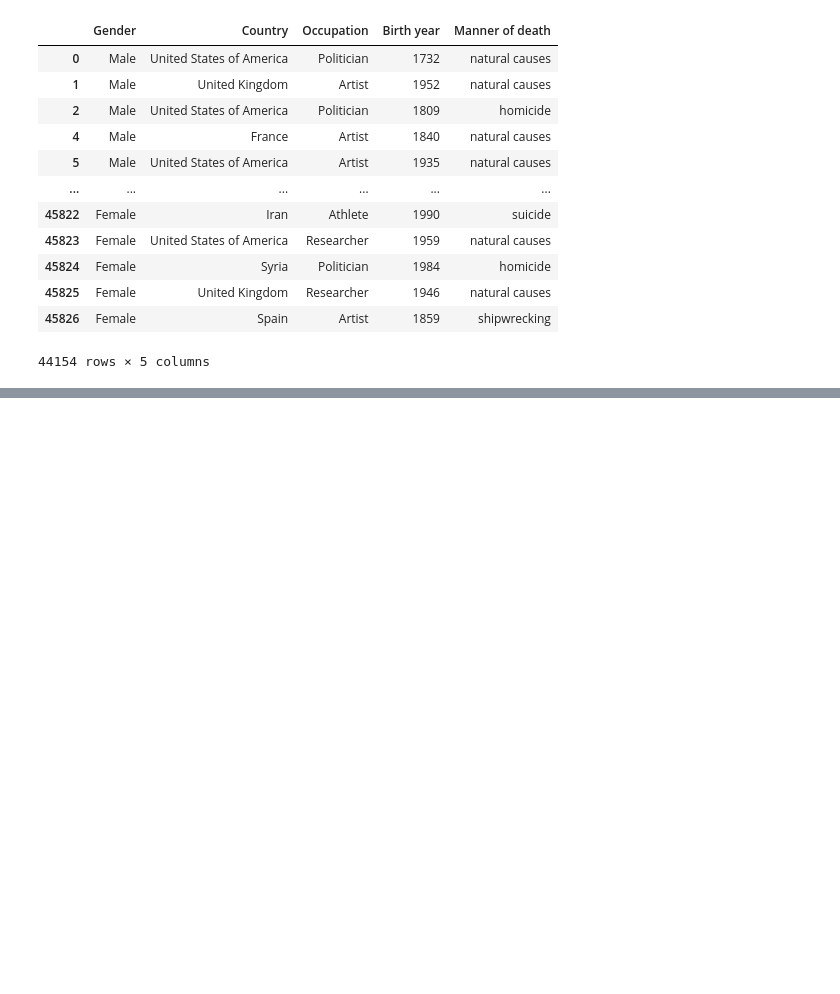
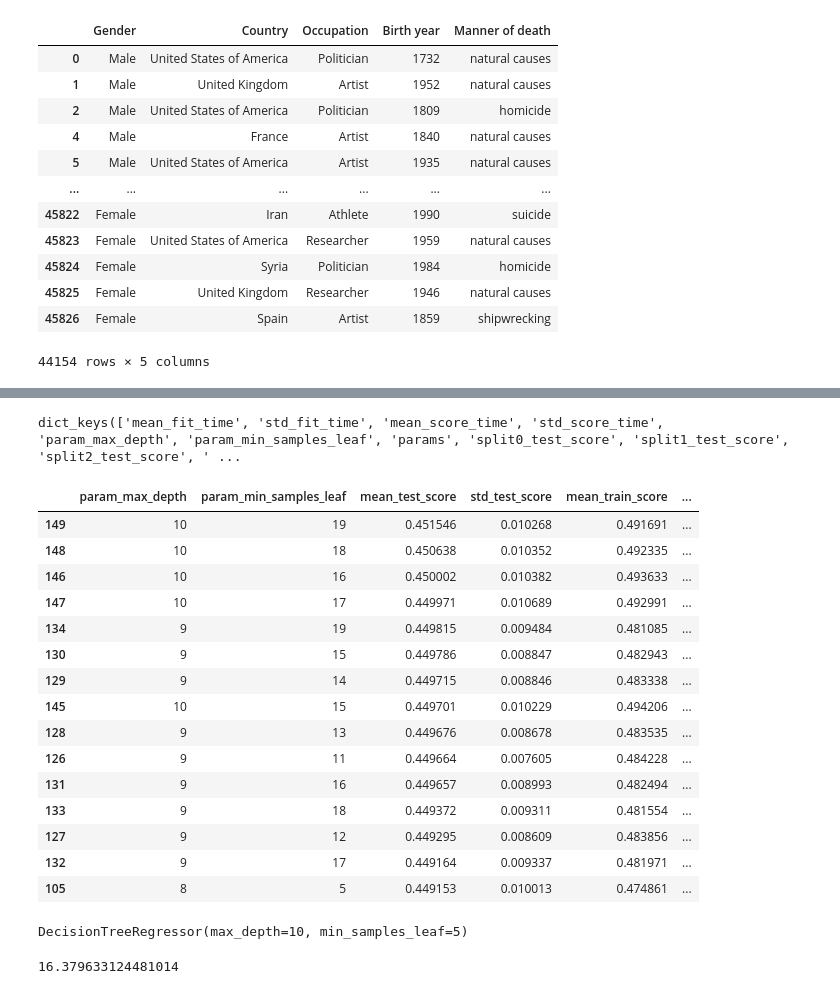
Before and after one commit to MarcoPedrazzi/UFS-04_Finardi_Pogetto_Esame, a Jupyter notebook: notebooks/senza altro.ipynb, the cells around one changed output, grey strips where cells are left out. Cells and saved outputs as stored; diff of their text form; code cells hidden in the pictures; blank space fills up the shorter version.

```diff
--- a/notebooks/senza altro.ipynb
+++ b/notebooks/senza altro.ipynb
@@ -112,7 +112,7 @@ df
 44154 rows × 8 columns
 # %%
 X=df[['Gender','Country','Occupation','Birth year','Manner of death']]
-y=df[['Death year']]
+y=df[['Age of death']]
 # %%
 X
 # %% [output]
@@ -155,0 +150,11 @@ grid_search =GridSearchCV(estimator=linear_model,param_grid=grid_linear,cv=5,ver
+# %%
+model_tree = DecisionTreeRegressor()
+# %%
+param_grid_tree = {
+    "max_depth" : [None]+list(range(2,20)),
+    "min_samples_leaf" : range(5, 20)
+}
+
+grid_tree = GridSearchCV(param_grid=param_grid_tree, estimator=model_tree, cv=5, return_train_score=True, verbose=3)
+# %%
+grid_tree.fit(X_train, y_train)
@@ -155,0 +184,28 @@ grid_search =GridSearchCV(estimator=linear_model,param_grid=grid_linear,cv=5,ver
+# %%
+grid_tree.cv_results_.keys()
+# %% [output]
+dict_keys(['mean_fit_time', 'std_fit_time', 'mean_score_time', 'std_score_time', 'param_max_depth', 'param_min_samples_leaf', 'params', 'split0_test_score', 'split1_test_score', 'split2_test_score', ' ...
+# %%
+pd.DataFrame.from_dict(grid_tree.cv_results_)[["param_max_depth", "param_min_samples_leaf", "mean_test_score", "std_test_score", "mean_train_score", "std_train_score", "rank_test_score"]].sort_values("rank_test_score").head(15)
+# %% [output]
+|  | param_max_depth | param_min_samples_leaf | mean_test_score | std_test_score | mean_train_score | ... |
+| 149 | 10 | 19 | 0.451546 | 0.010268 | 0.491691 | ... |
+| 148 | 10 | 18 | 0.450638 | 0.010352 | 0.492335 | ... |
+| 146 | 10 | 16 | 0.450002 | 0.010382 | 0.493633 | ... |
+| 147 | 10 | 17 | 0.449971 | 0.010689 | 0.492991 | ... |
+| 134 | 9 | 19 | 0.449815 | 0.009484 | 0.481085 | ... |
+| 130 | 9 | 15 | 0.449786 | 0.008847 | 0.482943 | ... |
+| 129 | 9 | 14 | 0.449715 | 0.008846 | 0.483338 | ... |
+| 145 | 10 | 15 | 0.449701 | 0.010229 | 0.494206 | ... |
+| 128 | 9 | 13 | 0.449676 | 0.008678 | 0.483535 | ... |
+| 126 | 9 | 11 | 0.449664 | 0.007605 | 0.484228 | ... |
+| 131 | 9 | 16 | 0.449657 | 0.008993 | 0.482494 | ... |
+| 133 | 9 | 18 | 0.449372 | 0.009311 | 0.481554 | ... |
+| 127 | 9 | 12 | 0.449295 | 0.008609 | 0.483856 | ... |
+| 132 | 9 | 17 | 0.449164 | 0.009337 | 0.481971 | ... |
+| 105 | 8 | 5 | 0.449153 | 0.010013 | 0.474861 | ... |
+# %%
+model_tree_grid = DecisionTreeRegressor(max_depth=10, min_samples_leaf=5)
+model_tree_grid.fit(X_train, y_train)
+# %% [output]
+DecisionTreeRegressor(max_depth=10, min_samples_leaf=5)
@@ -155,0 +216,4 @@ grid_search =GridSearchCV(estimator=linear_model,param_grid=grid_linear,cv=5,ver
+# %%
+mae_tree
+# %% [output]
+16.379633124481014
```
Also changed, not shown: parts of 11 cells of this notebook.
